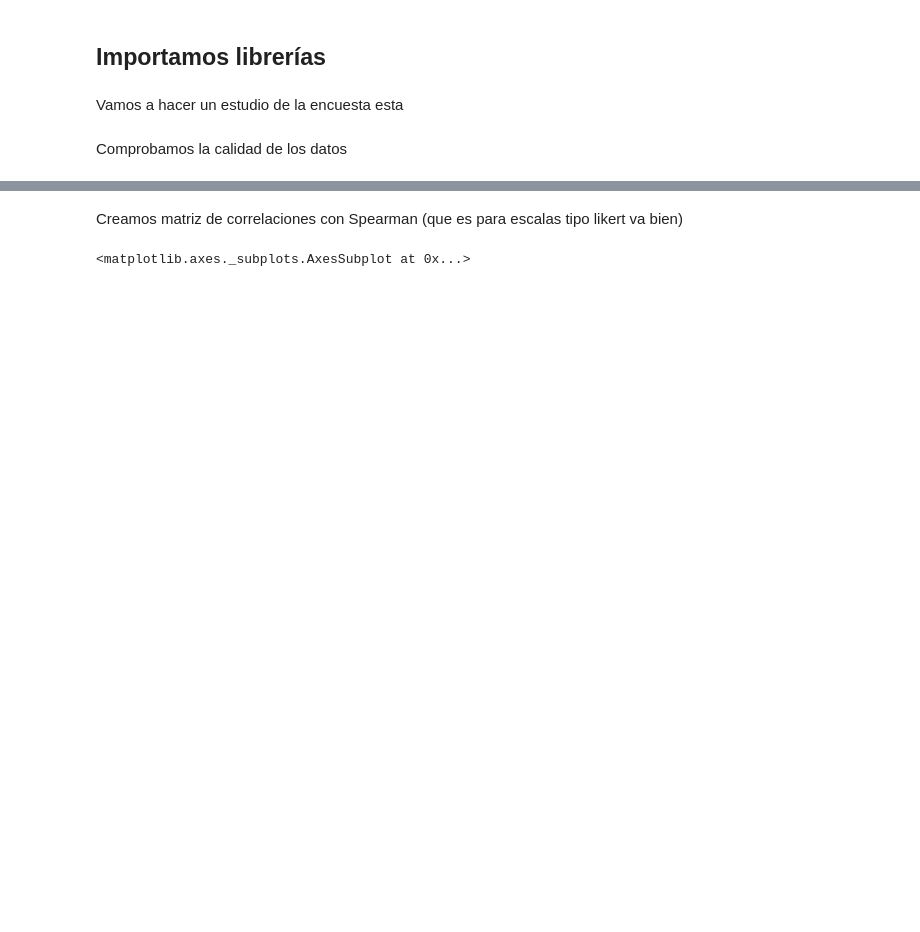
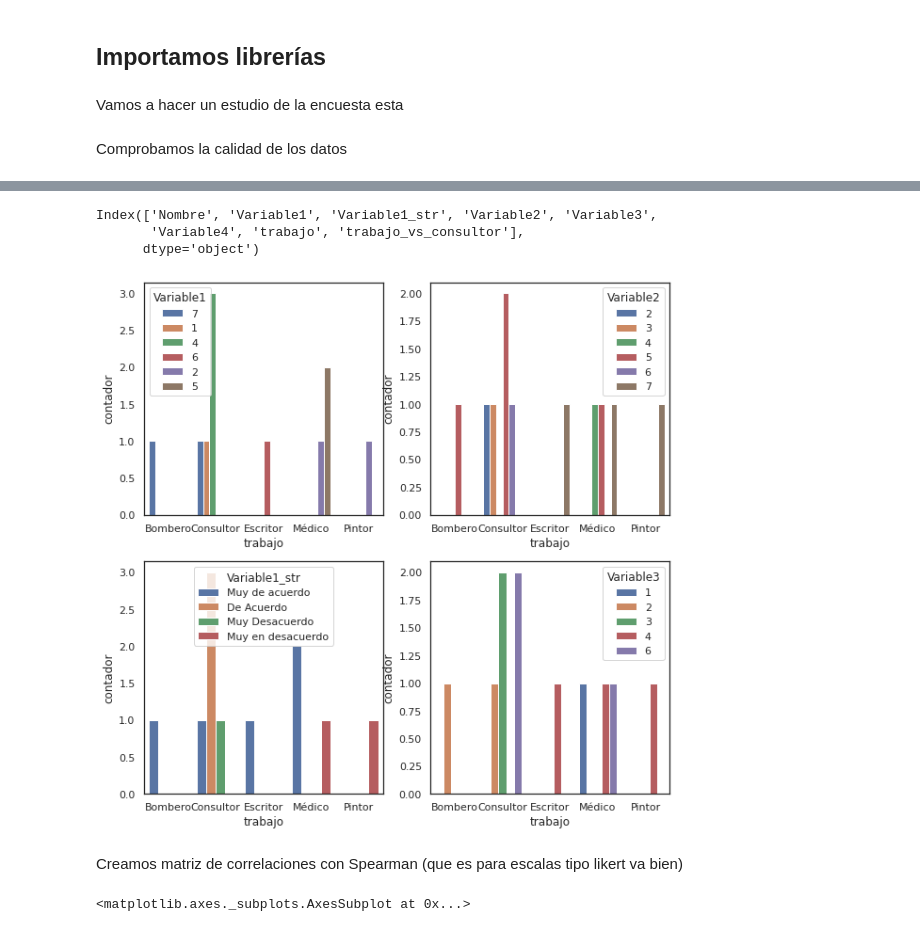
Before and after one commit to JaimeRedondo/Applications, a Jupyter notebook: Estudio_encuesta.ipynb, the cells around one changed output, grey strips where cells are left out. Saved outputs shown, nothing was run; the diff lists cells and outputs as text; code cells hidden in the pictures; blank space fills up the shorter version.

```diff
--- a/Estudio_encuesta.ipynb
+++ b/Estudio_encuesta.ipynb
@@ -40,3 +79,26 @@ dtype: int64
+# %%
+df.columns
+# %% [output]
+Index(['Nombre', 'Variable1', 'Variable1_str', 'Variable2', 'Variable3',
+       'Variable4', 'trabajo', 'trabajo_vs_consultor'],
+      dtype='object')
+# %%
+## podemos hacer bucle para que se estudien todas las variables.
+
+## creamos el cuadrante para irlos pintando:
+fig, axes = plt.subplots(2, 2,figsize = (10,10))
+
+df_agrupado_variable1_str = df.groupby(['trabajo','Variable1_str']).agg('count').reset_index().rename(columns = {'Nombre':'contador'})[['trabajo','Variable1_str','contador']]
+df_agrupado_variable1 = df.groupby(['trabajo','Variable1']).agg('count').reset_index().rename(columns = {'Nombre':'contador'})[['trabajo','Variable1','contador']]
+df_agrupado_variable2 = df.groupby(['trabajo','Variable2']).agg('count').reset_index().rename(columns = {'Nombre':'contador'})[['trabajo','Variable2','contador']]
+df_agrupado_variable3 = df.groupby(['trabajo','Variable3']).agg('count').reset_index().rename(columns = {'Nombre':'contador'})[['trabajo','Variable3','contador']]
+
+bar1 = sns.barplot(x="trabajo",  y="contador", data=df_agrupado_variable1, hue='Variable1', ax = axes[0,0])
+bar2 = sns.barplot(x="trabajo",  y="contador", data=df_agrupado_variable1_str, hue='Variable1_str', ax = axes[1,0])
+bar3 = sns.barplot(x="trabajo",  y="contador", data=df_agrupado_variable2, hue='Variable2', ax = axes[0,1])
+bar4 = sns.barplot(x="trabajo",  y="contador", data=df_agrupado_variable3, hue='Variable3', ax = axes[1,1])
+# %% [output]
+[figure, added]
 # %% [markdown]
 Creamos matriz de correlaciones con Spearman (que es para escalas tipo likert va bien)
 # %%
```
Also changed, not shown: parts of 17 cells of this notebook.
